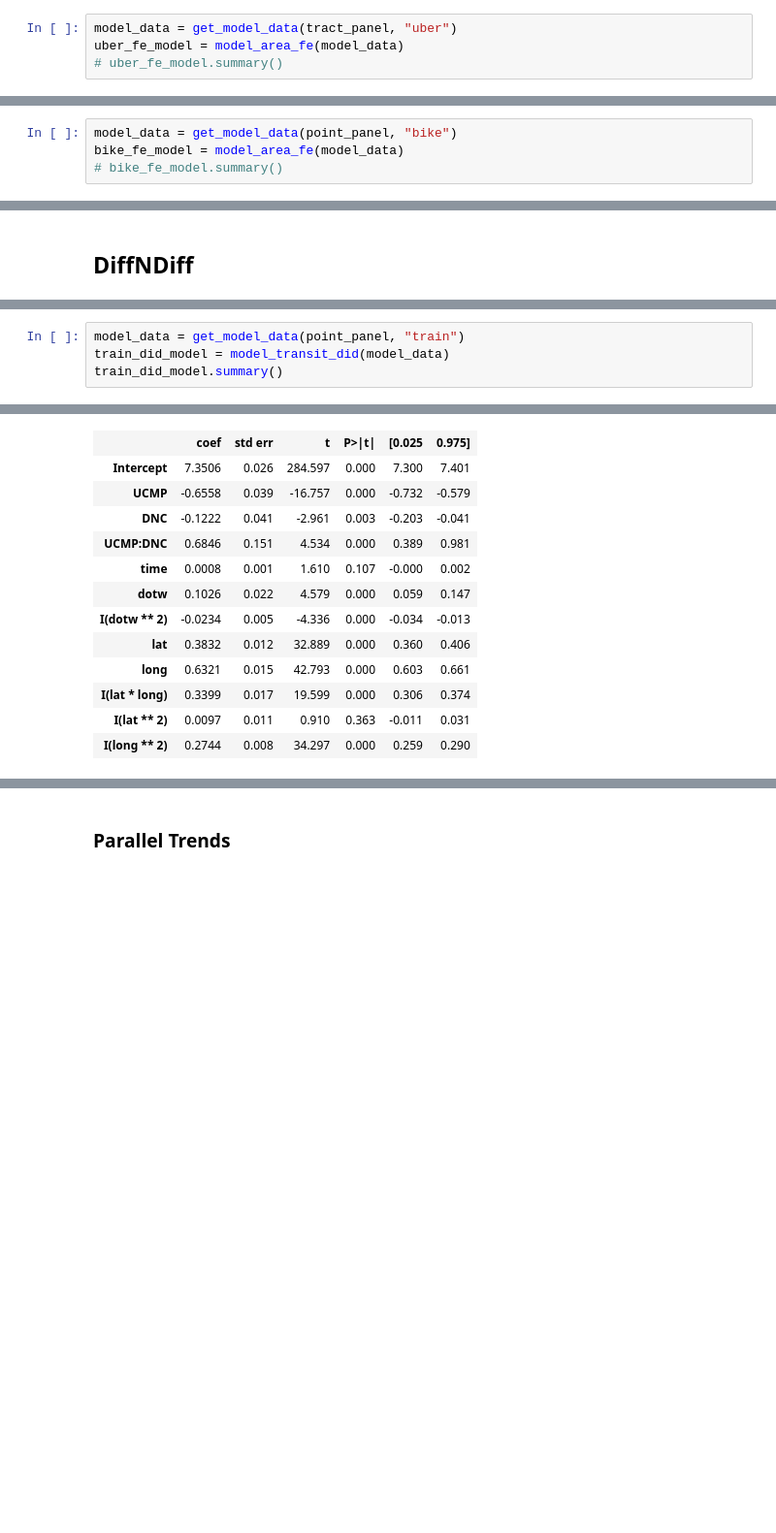
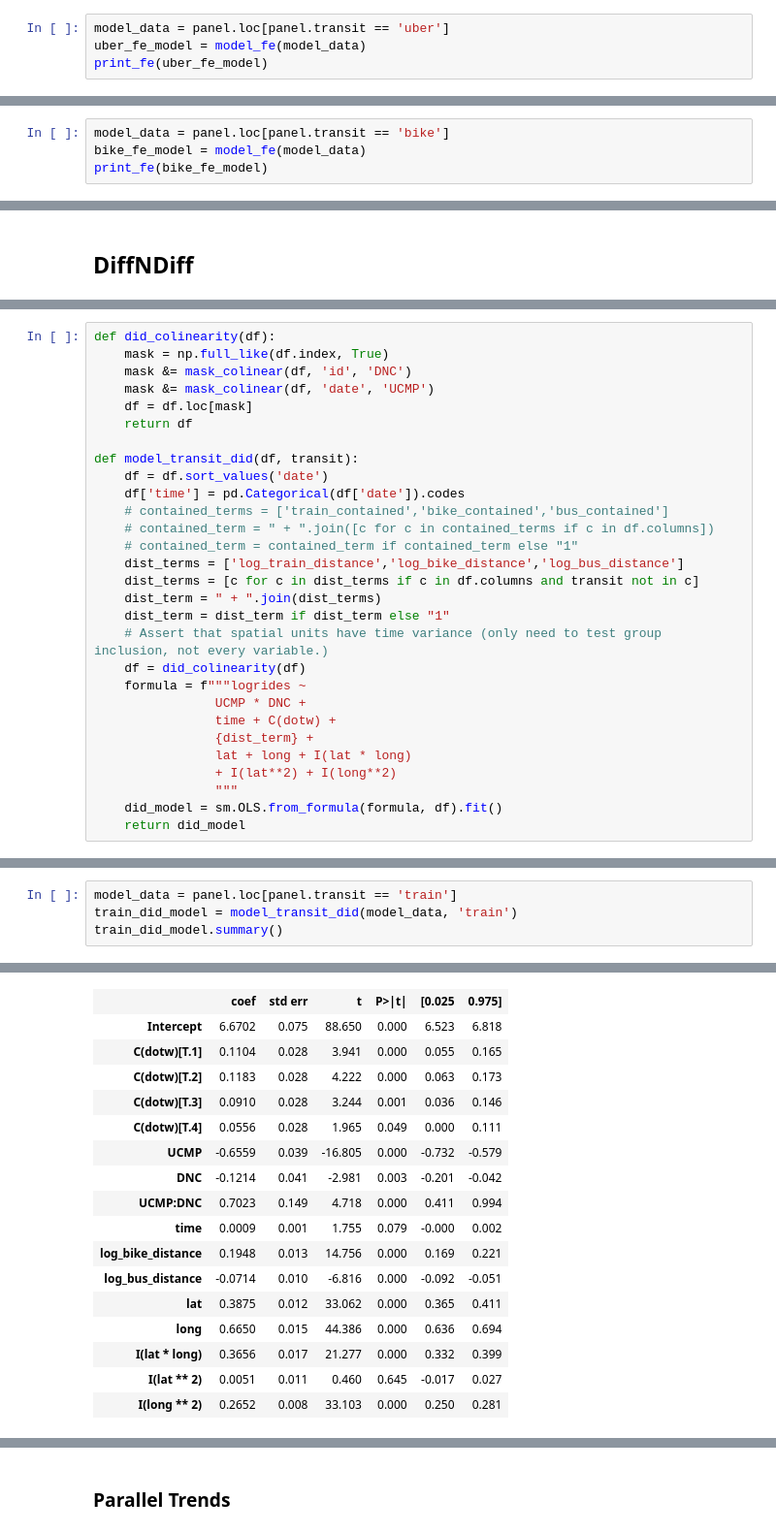
Before and after one commit to eric-mc2/DNCTransit, a Jupyter notebook: notebooks/replication/dnc-effect/reg.ipynb, the cells around one changed output, grey strips where cells are left out. Shown at 97% size. Drawn from its saved outputs; the diff is of its cells as text; blank space fills up the shorter version.

```diff
--- a/notebooks/replication/dnc-effect/reg.ipynb
+++ b/notebooks/replication/dnc-effect/reg.ipynb
@@ -92,4 +78,4 @@ model_data
 # %%
-model_data = get_model_data(tract_panel, "uber")
-uber_fe_model = model_area_fe(model_data)
-# uber_fe_model.summary()
+model_data = panel.loc[panel.transit == 'uber']
+uber_fe_model = model_fe(model_data)
+print_fe(uber_fe_model)
@@ -96,4 +103,4 @@ uber_fe_model = model_area_fe(model_data)
 # %%
-model_data = get_model_data(point_panel, "bike")
-bike_fe_model = model_area_fe(model_data)
-# bike_fe_model.summary()
+model_data = panel.loc[panel.transit == 'bike']
+bike_fe_model = model_fe(model_data)
+print_fe(bike_fe_model)
@@ -162 +171,30 @@ def model_transit_did(df):
+# %%
+def did_colinearity(df):
+    mask = np.full_like(df.index, True)
+    mask &= mask_colinear(df, 'id', 'DNC')
+    mask &= mask_colinear(df, 'date', 'UCMP')
+    df = df.loc[mask]
+    return df
+
+def model_transit_did(df, transit):
+    df = df.sort_values('date')
+    df['time'] = pd.Categorical(df['date']).codes
+    # contained_terms = ['train_contained','bike_contained','bus_contained']
+    # contained_term = " + ".join([c for c in contained_terms if c in df.columns])
+    # contained_term = contained_term if contained_term else "1"
+    dist_terms = ['log_train_distance','log_bike_distance','log_bus_distance']
+    dist_terms = [c for c in dist_terms if c in df.columns and transit not in c]
+    dist_term = " + ".join(dist_terms)
+    dist_term = dist_term if dist_term else "1"
+    # Assert that spatial units have time variance (only need to test group inclusion, not every variable.)
+    df = did_colinearity(df)
+    formula = f"""logrides ~
+                UCMP * DNC +
+                time + C(dotw) +
+                {dist_term} +
+                lat + long + I(lat * long)
+                + I(lat**2) + I(long**2)
+                """
+    did_model = sm.OLS.from_formula(formula, df).fit()
+    return did_model
 # %%
@@ -196,6 +239,6 @@ Notes:
 # %%
-model_data = get_model_data(point_panel, "train")
-train_did_model = model_transit_did(model_data)
+model_data = panel.loc[panel.transit == 'train']
+train_did_model = model_transit_did(model_data, 'train')
 train_did_model.summary()
 # %% [output]
 OLS Regression Results
@@ -210,14 +253,18 @@ OLS Regression Results
 | Covariance Type: | nonrobust |  |  |
 |  | coef | std err | t | P>|t| | [0.025 | 0.975] |
-| Intercept | 7.3506 | 0.026 | 284.597 | 0.000 | 7.300 | 7.401 |
-| UCMP | -0.6558 | 0.039 | -16.757 | 0.000 | -0.732 | -0.579 |
-| DNC | -0.1222 | 0.041 | -2.961 | 0.003 | -0.203 | -0.041 |
-| UCMP:DNC | 0.6846 | 0.151 | 4.534 | 0.000 | 0.389 | 0.981 |
-| time | 0.0008 | 0.001 | 1.610 | 0.107 | -0.000 | 0.002 |
-| dotw | 0.1026 | 0.022 | 4.579 | 0.000 | 0.059 | 0.147 |
-| I(dotw ** 2) | -0.0234 | 0.005 | -4.336 | 0.000 | -0.034 | -0.013 |
-| lat | 0.3832 | 0.012 | 32.889 | 0.000 | 0.360 | 0.406 |
-| long | 0.6321 | 0.015 | 42.793 | 0.000 | 0.603 | 0.661 |
-| I(lat * long) | 0.3399 | 0.017 | 19.599 | 0.000 | 0.306 | 0.374 |
-| I(lat ** 2) | 0.0097 | 0.011 | 0.910 | 0.363 | -0.011 | 0.031 |
-| I(long ** 2) | 0.2744 | 0.008 | 34.297 | 0.000 | 0.259 | 0.290 |
+| Intercept | 6.6702 | 0.075 | 88.650 | 0.000 | 6.523 | 6.818 |
+| C(dotw)[T.1] | 0.1104 | 0.028 | 3.941 | 0.000 | 0.055 | 0.165 |
+| C(dotw)[T.2] | 0.1183 | 0.028 | 4.222 | 0.000 | 0.063 | 0.173 |
+| C(dotw)[T.3] | 0.0910 | 0.028 | 3.244 | 0.001 | 0.036 | 0.146 |
+| C(dotw)[T.4] | 0.0556 | 0.028 | 1.965 | 0.049 | 0.000 | 0.111 |
+| UCMP | -0.6559 | 0.039 | -16.805 | 0.000 | -0.732 | -0.579 |
+| DNC | -0.1214 | 0.041 | -2.981 | 0.003 | -0.201 | -0.042 |
+| UCMP:DNC | 0.7023 | 0.149 | 4.718 | 0.000 | 0.411 | 0.994 |
+| time | 0.0009 | 0.001 | 1.755 | 0.079 | -0.000 | 0.002 |
+| log_bike_distance | 0.1948 | 0.013 | 14.756 | 0.000 | 0.169 | 0.221 |
+| log_bus_distance | -0.0714 | 0.010 | -6.816 | 0.000 | -0.092 | -0.051 |
+| lat | 0.3875 | 0.012 | 33.062 | 0.000 | 0.365 | 0.411 |
+| long | 0.6650 | 0.015 | 44.386 | 0.000 | 0.636 | 0.694 |
+| I(lat * long) | 0.3656 | 0.017 | 21.277 | 0.000 | 0.332 | 0.399 |
+| I(lat ** 2) | 0.0051 | 0.011 | 0.460 | 0.645 | -0.017 | 0.027 |
+| I(long ** 2) | 0.2652 | 0.008 | 33.103 | 0.000 | 0.250 | 0.281 |
```
Also changed, not shown: parts of 33 cells of this notebook, 4 other files.
